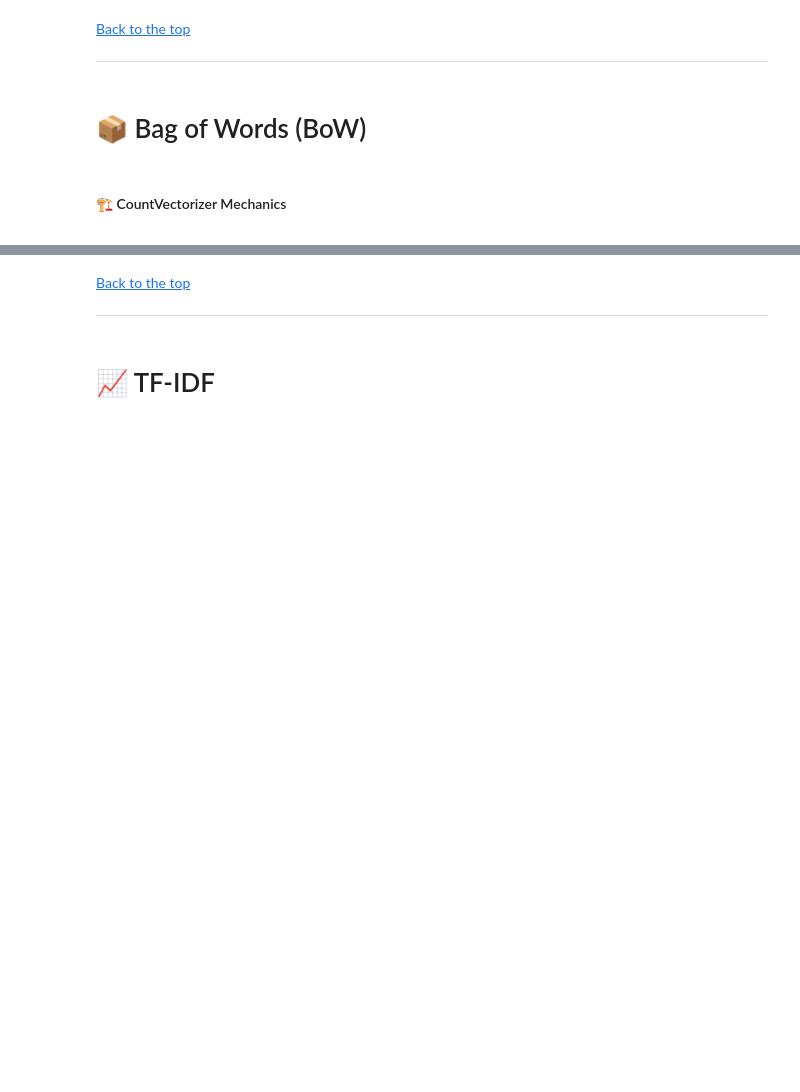
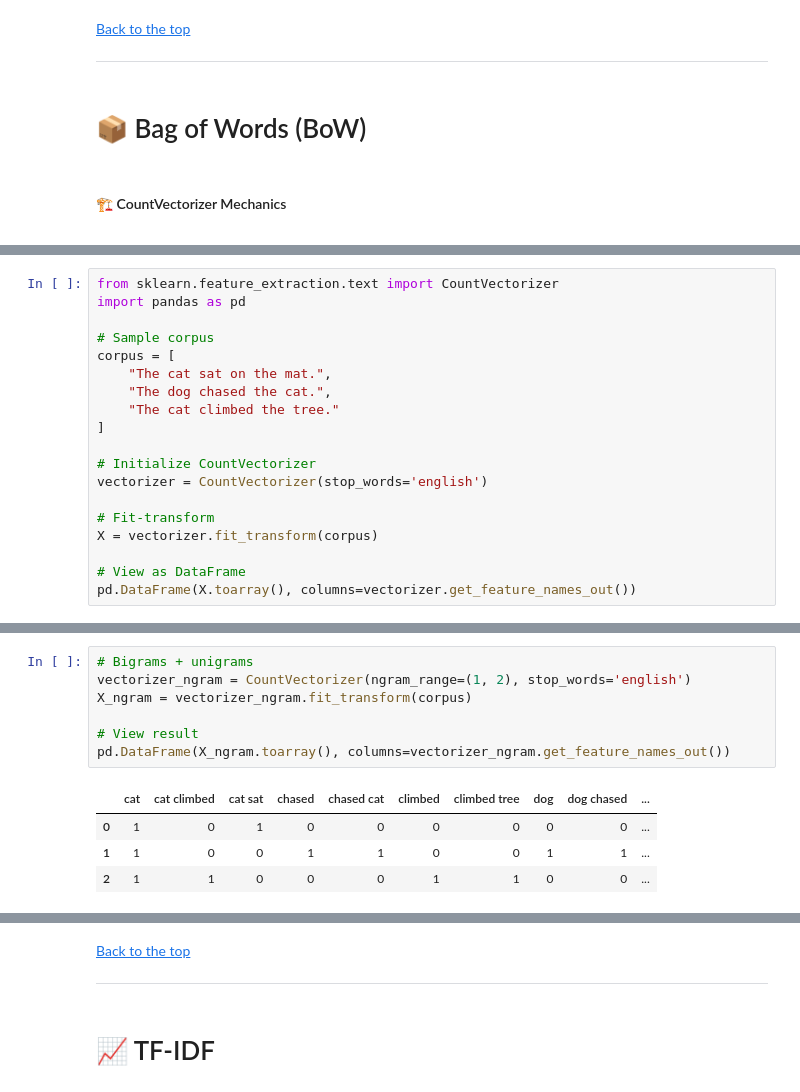
Before and after one commit to ashrithssreddy/ml-toolkit, a Jupyter notebook: NLP/02_Vectorization_BoW_TFIDF.ipynb, the cells around one changed output, grey strips where cells are left out. Drawn from its saved outputs; the diff is of its cells as text; blank space fills up the shorter version.

```diff
--- a/NLP/02_Vectorization_BoW_TFIDF.ipynb
+++ b/NLP/02_Vectorization_BoW_TFIDF.ipynb
@@ -26,0 +74,19 @@ ___
+# %%
+from sklearn.feature_extraction.text import CountVectorizer
+import pandas as pd
+
+# Sample corpus
+corpus = [
+    "The cat sat on the mat.",
+    "The dog chased the cat.",
+    "The cat climbed the tree."
+]
+
+# Initialize CountVectorizer
+vectorizer = CountVectorizer(stop_words='english')
+
+# Fit-transform
+X = vectorizer.fit_transform(corpus)
+
+# View as DataFrame
+pd.DataFrame(X.toarray(), columns=vectorizer.get_feature_names_out())
@@ -30,3 +119,15 @@ ___
+# %%
+# Bigrams + unigrams
+vectorizer_ngram = CountVectorizer(ngram_range=(1, 2), stop_words='english')
+X_ngram = vectorizer_ngram.fit_transform(corpus)
+
+# View result
+pd.DataFrame(X_ngram.toarray(), columns=vectorizer_ngram.get_feature_names_out())
+# %% [output]
+|  | cat | cat climbed | cat sat | chased | chased cat | climbed | climbed tree | dog | dog chased | ... |
+| 0 | 1 | 0 | 1 | 0 | 0 | 0 | 0 | 0 | 0 | ... |
+| 1 | 1 | 0 | 0 | 1 | 1 | 0 | 0 | 1 | 1 | ... |
+| 2 | 1 | 1 | 0 | 0 | 0 | 1 | 1 | 0 | 0 | ... |
 # %% [markdown]
 #### 🔠 Vocabulary Size & Pruning
 <a id="vocab-pruning"></a>
```
Also changed, not shown: parts of 27 cells of this notebook, 1 other file.
